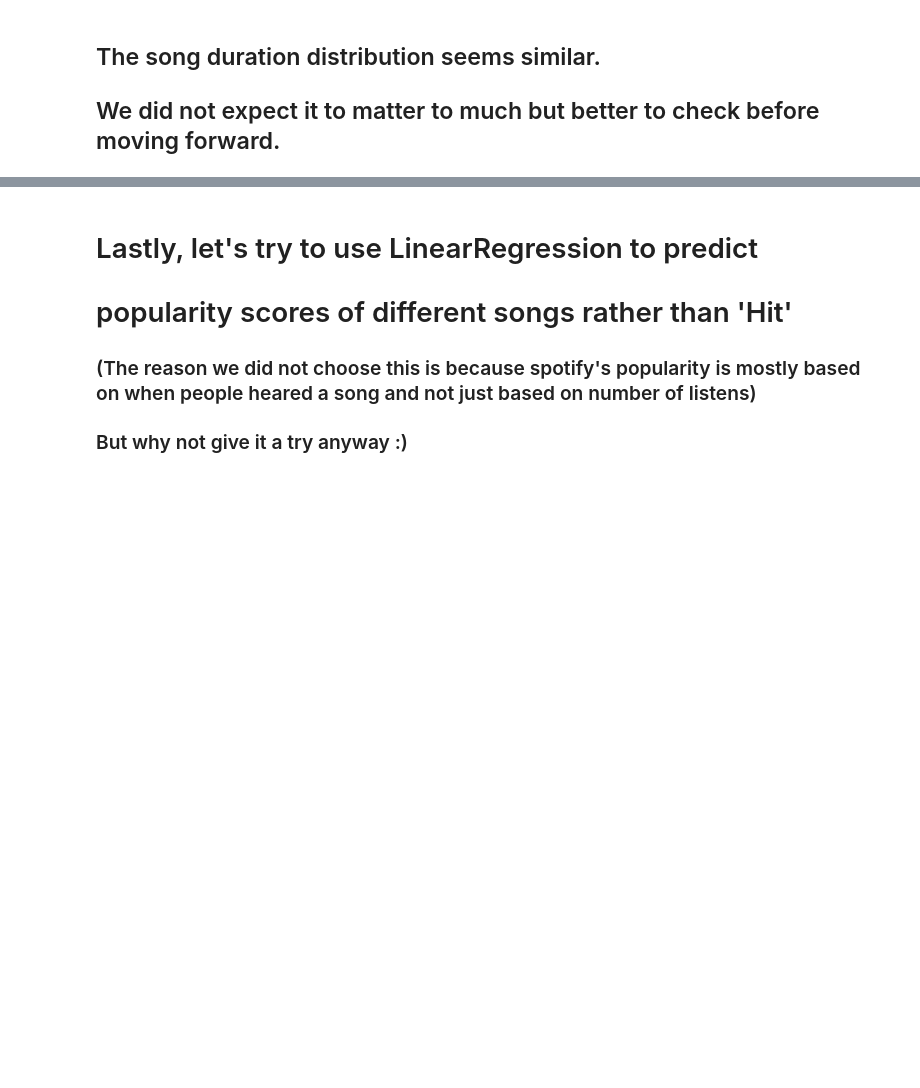
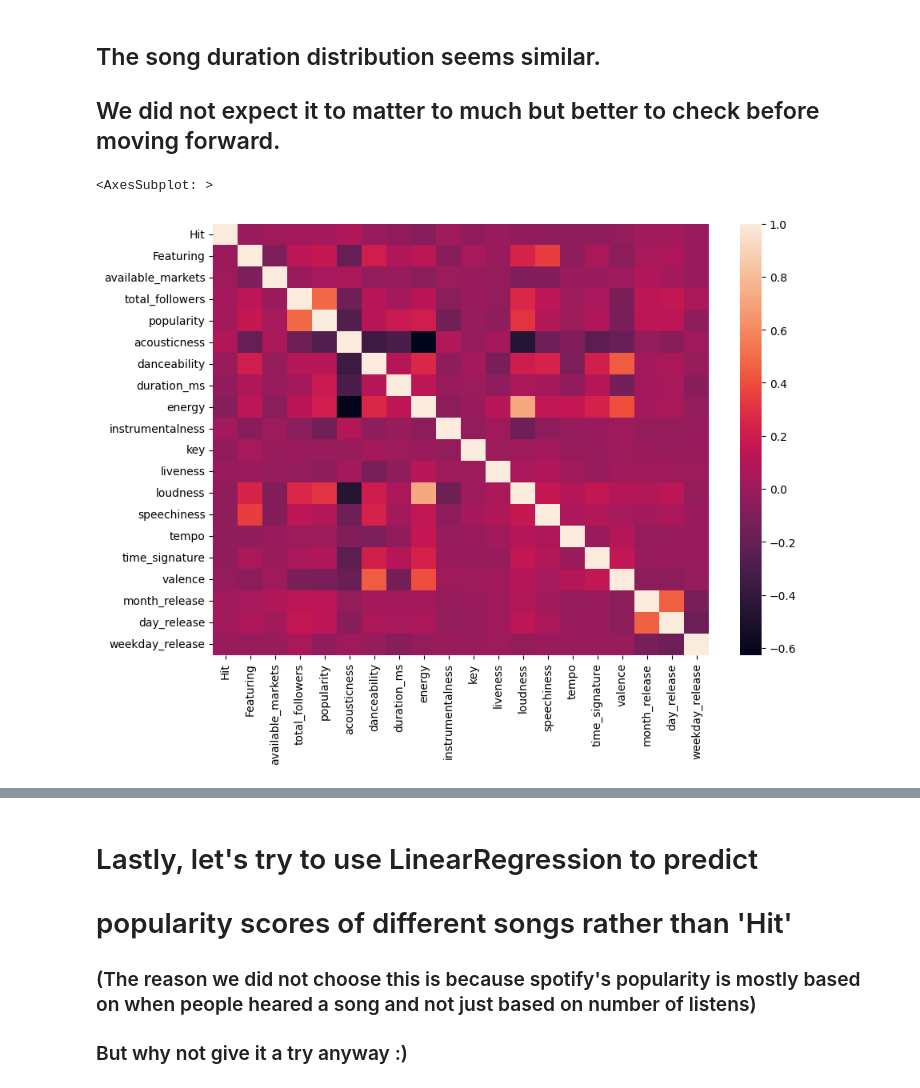
Before and after one commit to omersh1998/song-prediction-final-project, a Jupyter notebook: ipynb/songPredictionProject.ipynb, the cells around one changed output, grey strips where cells are left out. Cells and saved outputs as stored; diff of their text form; code cells hidden in the pictures; blank space fills up the shorter version.

Commit message:
Added heatmap

```diff
--- a/ipynb/songPredictionProject.ipynb
+++ b/ipynb/songPredictionProject.ipynb
@@ -405,0 +402,7 @@ df = df.drop(columns=['lookup'])
+# %%
+# Heatmap
+plt.figure(figsize=(10, 7))
+sns.heatmap(df.corr())
+# %% [output]
+<AxesSubplot: >
+[figure, added]
```
Also changed, not shown: parts of 6 cells of this notebook.
